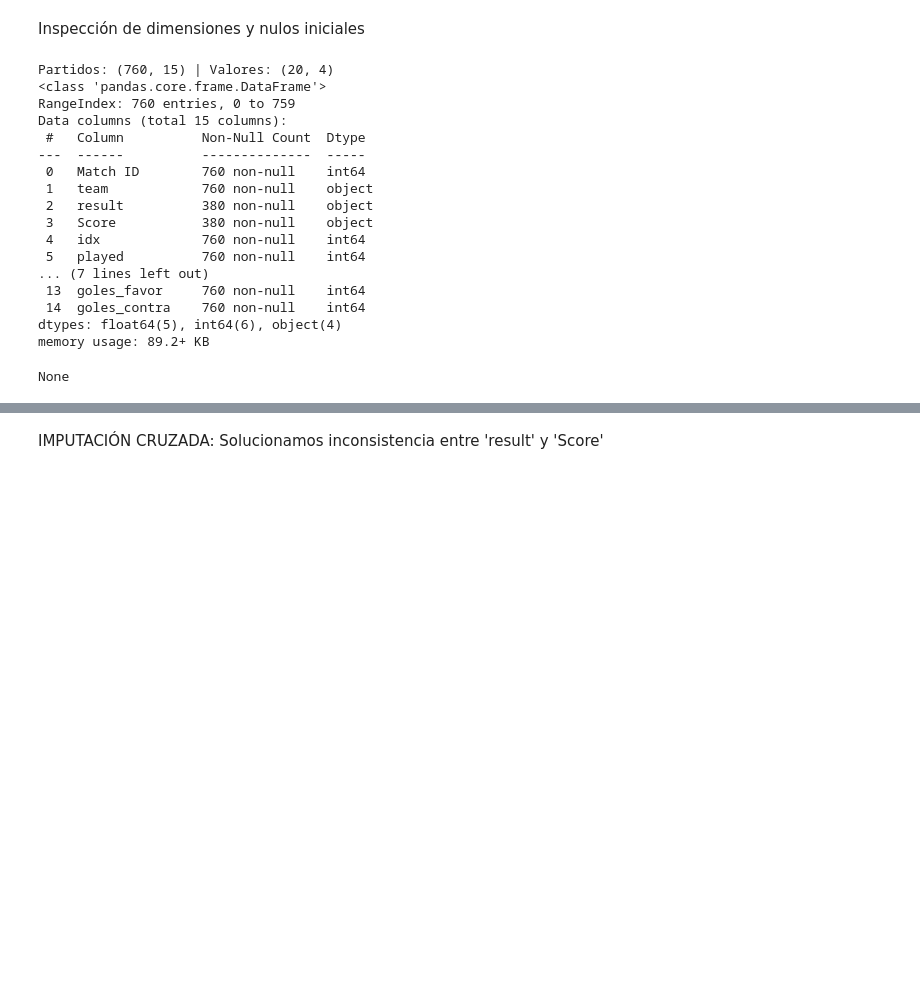
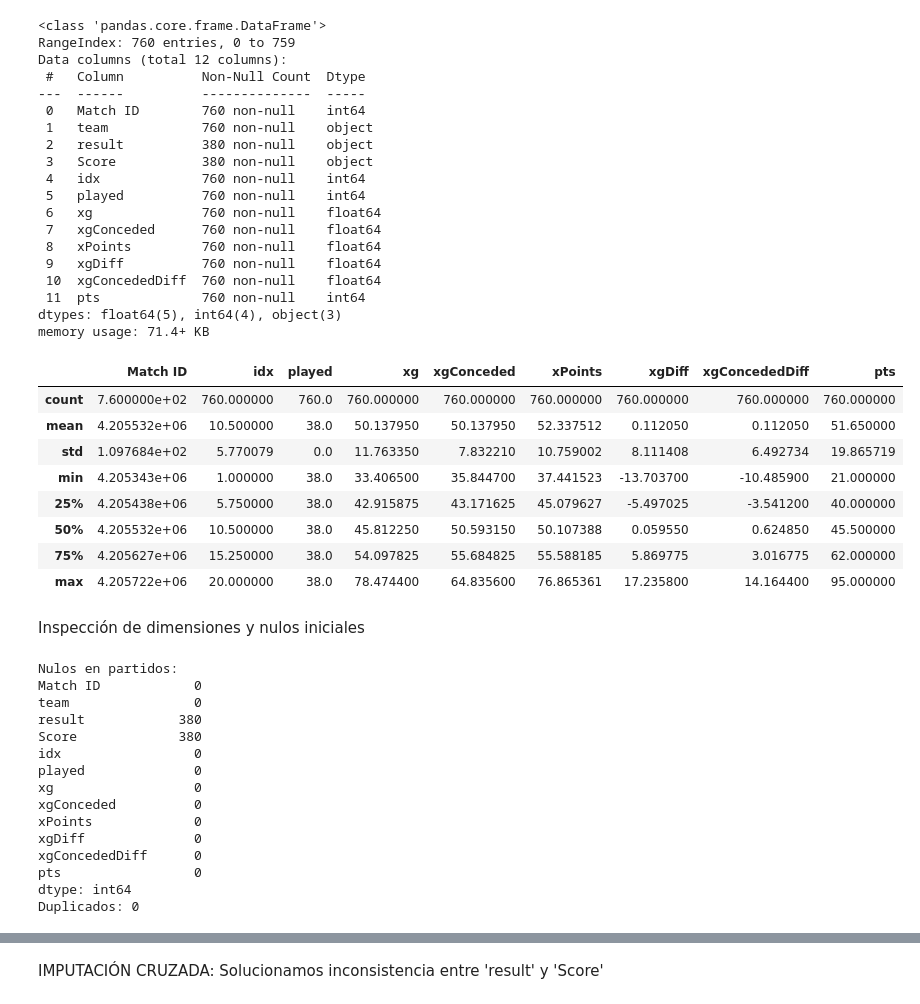
Before and after one commit to pauladata13/EDA_Project-, a Jupyter notebook: analisis.ipynb, the cells around one changed output, grey strips where cells are left out. Drawn from its saved outputs; the diff is of its cells as text; code cells hidden in the pictures; blank space fills up the shorter version.

Commit message:
finalizado

```diff
--- a/analisis.ipynb
+++ b/analisis.ipynb
@@ -1,31 +1,60 @@
 # %%
 import pandas as pd
 import seaborn as sns
 import matplotlib.pyplot as plt
 
 df_valores = pd.read_csv('valores_mercado.csv')
 df_finalLiga = pd.read_csv('Laliga_unificada_2023_24.csv')
+df_finalLiga.shape
+df_finalLiga.info()
+df_finalLiga.describe()
+# %% [output]
+<class 'pandas.core.frame.DataFrame'>
+RangeIndex: 760 entries, 0 to 759
+Data columns (total 12 columns):
+ #   Column          Non-Null Count  Dtype
+---  ------          --------------  -----
+ 0   Match ID        760 non-null    int64
+ 1   team            760 non-null    object
+ 2   result          380 non-null    object
+ 3   Score           380 non-null    object
+ 4   idx             760 non-null    int64
+ 5   played          760 non-null    int64
+ 6   xg              760 non-null    float64
+ 7   xgConceded      760 non-null    float64
+ 8   xPoints         760 non-null    float64
+ 9   xgDiff          760 non-null    float64
+ 10  xgConcededDiff  760 non-null    float64
+ 11  pts             760 non-null    int64
+dtypes: float64(5), int64(4), object(3)
+memory usage: 71.4+ KB
+|  | Match ID | idx | played | xg | xgConceded | xPoints | xgDiff | xgConcededDiff | pts |
+| count | 7.600000e+02 | 760.000000 | 760.0 | 760.000000 | 760.000000 | 760.000000 | 760.000000 | 760.000000 | 760.000000 |
+| mean | 4.205532e+06 | 10.500000 | 38.0 | 50.137950 | 50.137950 | 52.337512 | 0.112050 | 0.112050 | 51.650000 |
+| std | 1.097684e+02 | 5.770079 | 0.0 | 11.763350 | 7.832210 | 10.759002 | 8.111408 | 6.492734 | 19.865719 |
+| min | 4.205343e+06 | 1.000000 | 38.0 | 33.406500 | 35.844700 | 37.441523 | -13.703700 | -10.485900 | 21.000000 |
+| 25% | 4.205438e+06 | 5.750000 | 38.0 | 42.915875 | 43.171625 | 45.079627 | -5.497025 | -3.541200 | 40.000000 |
+| 50% | 4.205532e+06 | 10.500000 | 38.0 | 45.812250 | 50.593150 | 50.107388 | 0.059550 | 0.624850 | 45.500000 |
+| 75% | 4.205627e+06 | 15.250000 | 38.0 | 54.097825 | 55.684825 | 55.588185 | 5.869775 | 3.016775 | 62.000000 |
+| max | 4.205722e+06 | 20.000000 | 38.0 | 78.474400 | 64.835600 | 76.865361 | 17.235800 | 14.164400 | 95.000000 |
 # %% [markdown]
 Inspección de dimensiones y nulos iniciales
 # %%
-print(f"Partidos: {df_finalLiga.shape} | Valores: {df_valores.shape}")
-display(df_finalLiga.info())
+print(f"Nulos en partidos:\n{df_finalLiga.isnull().sum()}")
+print(f"Duplicados: {df_finalLiga.duplicated().sum()}")
 # %% [output]
-Partidos: (760, 15) | Valores: (20, 4)
-<class 'pandas.core.frame.DataFrame'>
-RangeIndex: 760 entries, 0 to 759
-Data columns (total 15 columns):
- #   Column          Non-Null Count  Dtype
----  ------          --------------  -----
- 0   Match ID        760 non-null    int64
- 1   team            760 non-null    object
- 2   result          380 non-null    object
- 3   Score           380 non-null    object
- 4   idx             760 non-null    int64
- 5   played          760 non-null    int64
-... (7 lines left out)
- 13  goles_favor     760 non-null    int64
- 14  goles_contra    760 non-null    int64
-dtypes: float64(5), int64(6), object(4)
-memory usage: 89.2+ KB
+Nulos en partidos:
+Match ID            0
+team                0
+result            380
+Score             380
+idx                 0
+played              0
+xg                  0
+xgConceded          0
+xPoints             0
+xgDiff              0
+xgConcededDiff      0
+pts                 0
+dtype: int64
+Duplicados: 0
-None
```
Also changed, not shown: parts of 17 cells of this notebook.
